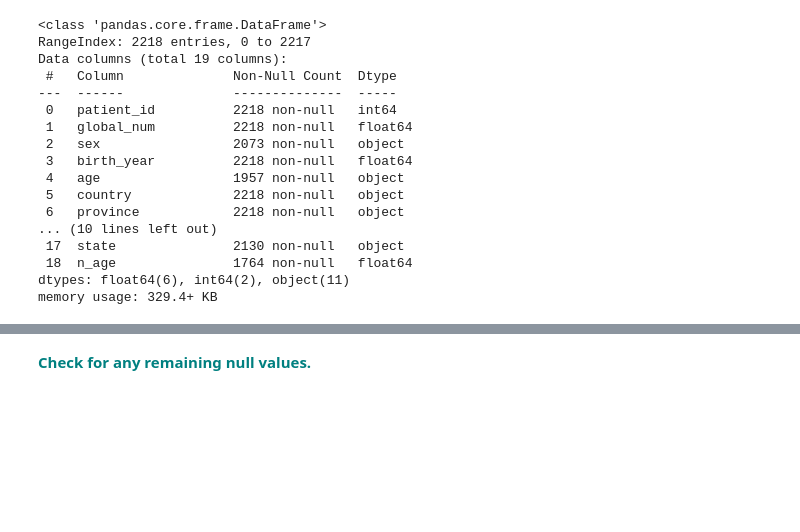
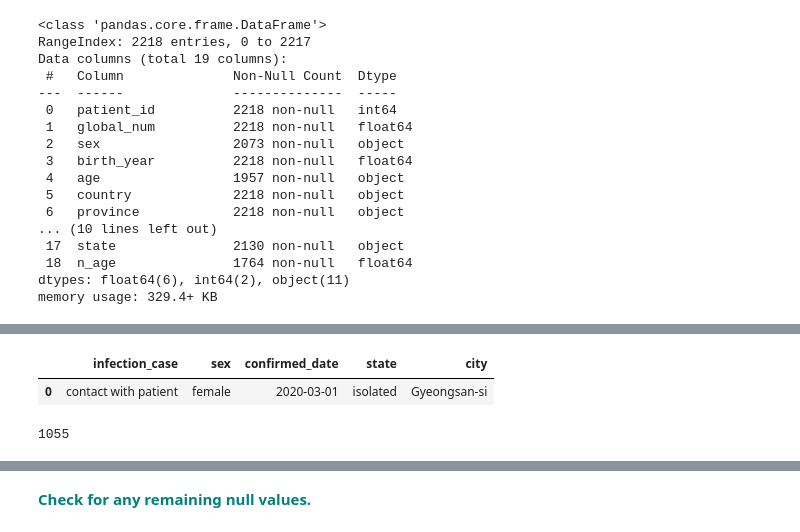
Before and after one commit to BrettlyCD/random-forest, a Jupyter notebook: RandomForest_casestudy_covid19.ipynb, the cells around one changed output, grey strips where cells are left out. Saved outputs shown, nothing was run; the diff lists cells and outputs as text; code cells hidden in the pictures; blank space fills up the shorter version.

```diff
--- a/RandomForest_casestudy_covid19.ipynb
+++ b/RandomForest_casestudy_covid19.ipynb
@@ -228,0 +248,17 @@ Initial Thoughts: NaN deceased data likely means they aren't deceased, so we sho
+# %%
+#let's do some more prep for use later
+
+#update original df to have datetime dtypes
+df['symptom_onset_date'] = pd.to_datetime(df['symptom_onset_date'])
+df['confirmed_date'] = pd.to_datetime(df['confirmed_date'])
+df['released_date'] = pd.to_datetime(df['released_date'])
+df['deceased_date'] = pd.to_datetime(df['deceased_date'])
+# %%
+df[['infection_case','sex','confirmed_date','state','city']].mode()
+# %% [output]
+|  | infection_case | sex | confirmed_date | state | city |
+| 0 | contact with patient | female | 2020-03-01 | isolated | Gyeongsan-si |
+# %%
+df['infection_case'].isna().sum(0)
+# %% [output]
+1055
```
Also changed, not shown: parts of 17 cells of this notebook.
